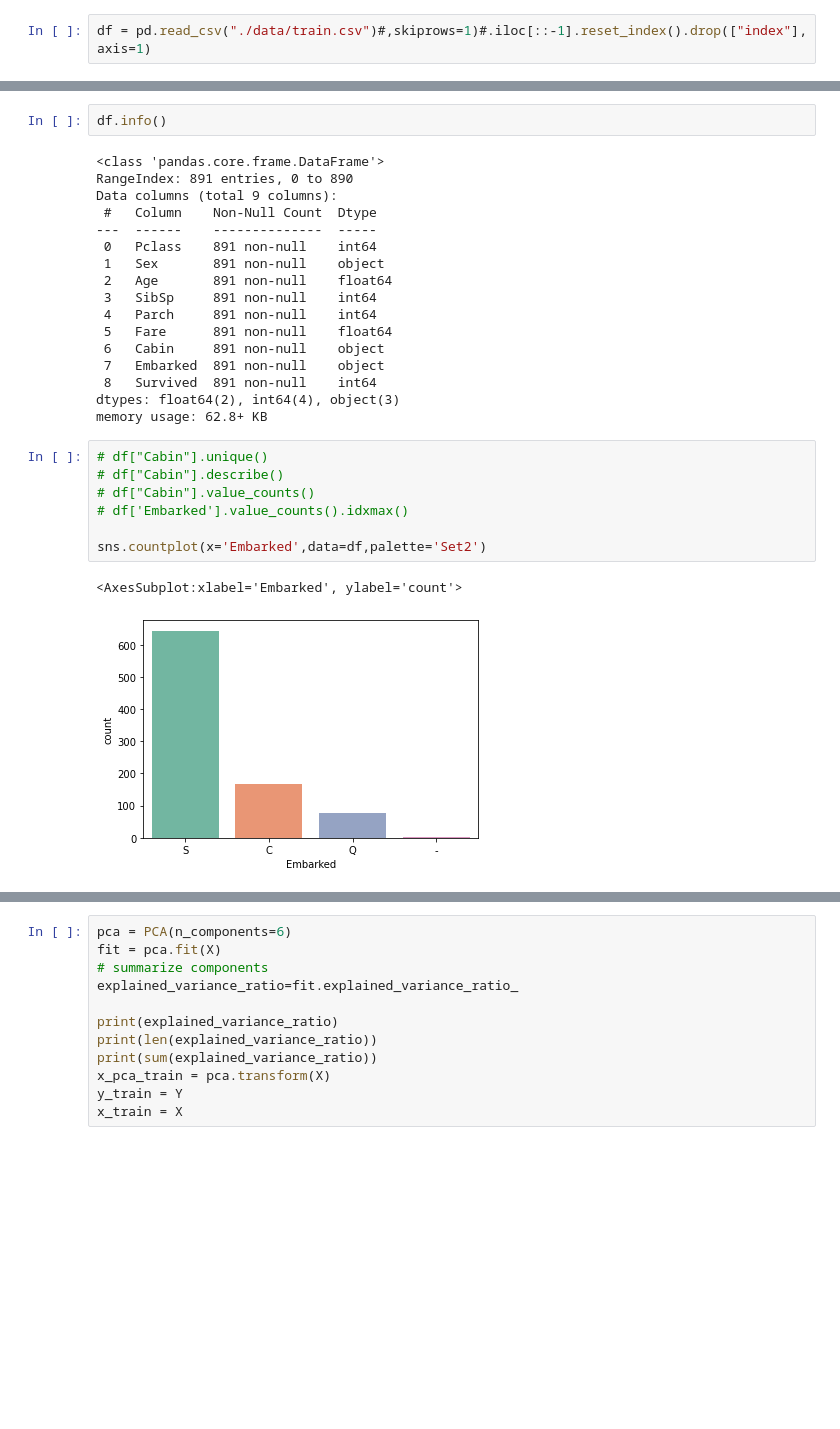
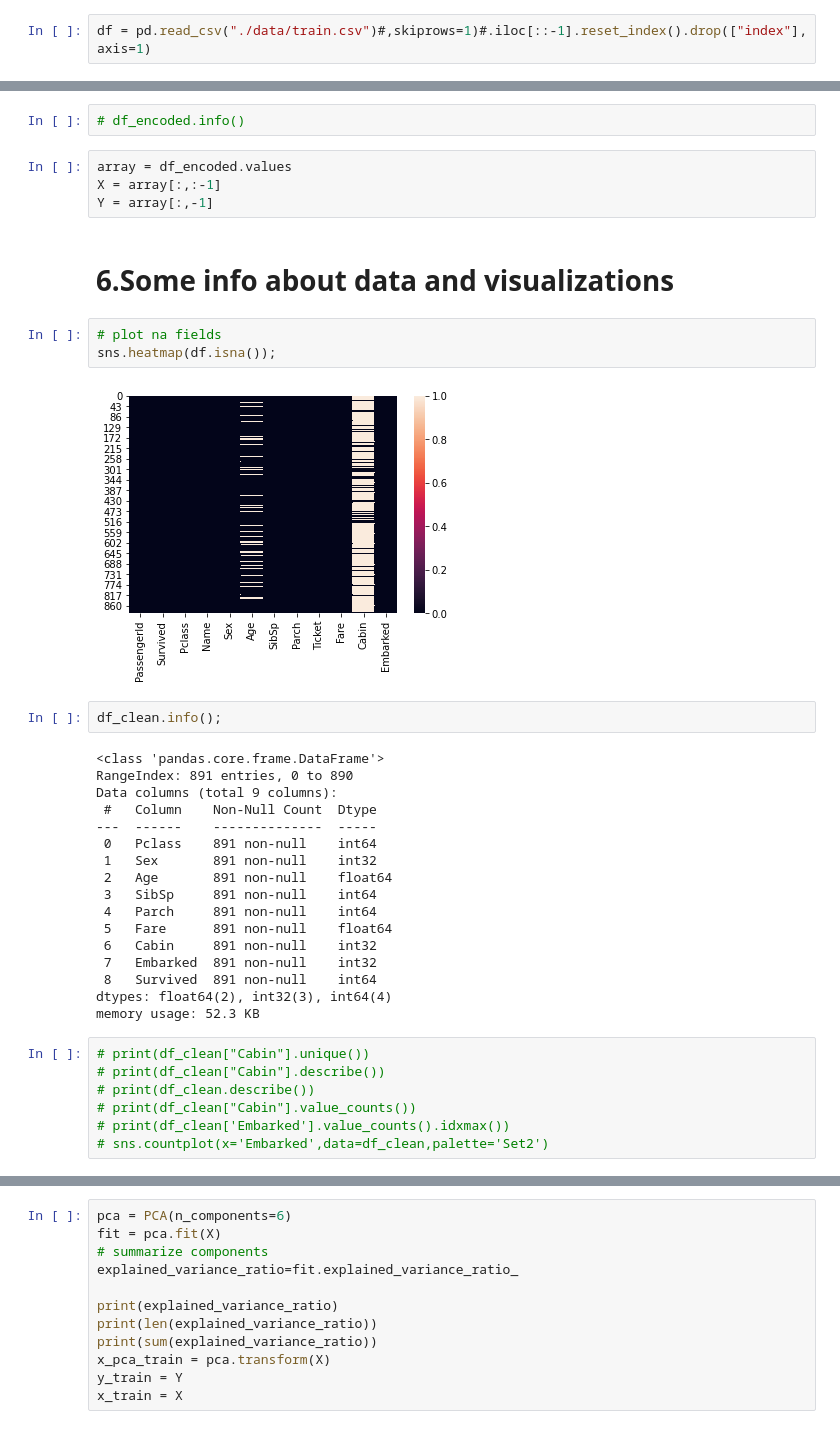
Before and after one commit to tohidabedini/kaggle_competitions, a Jupyter notebook: 001_Titanic/titanic.ipynb, the cells around one changed output, grey strips where cells are left out. Cells and saved outputs as stored; diff of their text form; blank space fills up the shorter version.

```diff
--- a/001_Titanic/titanic.ipynb
+++ b/001_Titanic/titanic.ipynb
@@ -165,5 +228,19 @@ df.head()
+# %%
+# df_encoded.info()
+# %%
+array = df_encoded.values
+X = array[:,:-1]
+Y = array[:,-1]
+# %% [markdown]
+<a id="6.0"></a>
+<h1>6.Some info about data and visualizations</h1>
+# %%
+# plot na fields
+sns.heatmap(df.isna());
+# %% [output]
+[figure, added]
 # %%
-df.info()
+df_clean.info();
 # %% [output]
 <class 'pandas.core.frame.DataFrame'>
 RangeIndex: 891 entries, 0 to 890
@@ -171,24 +248,21 @@ Data columns (total 9 columns):
  #   Column    Non-Null Count  Dtype
 ---  ------    --------------  -----
  0   Pclass    891 non-null    int64
- 1   Sex       891 non-null    object
+ 1   Sex       891 non-null    int32
  2   Age       891 non-null    float64
  3   SibSp     891 non-null    int64
  4   Parch     891 non-null    int64
  5   Fare      891 non-null    float64
- 6   Cabin     891 non-null    object
- 7   Embarked  891 non-null    object
+ 6   Cabin     891 non-null    int32
+ 7   Embarked  891 non-null    int32
  8   Survived  891 non-null    int64
-dtypes: float64(2), int64(4), object(3)
-memory usage: 62.8+ KB
+dtypes: float64(2), int32(3), int64(4)
+memory usage: 52.3 KB
 # %%
-# df["Cabin"].unique()
-# df["Cabin"].describe()
-# df["Cabin"].value_counts()
-# df['Embarked'].value_counts().idxmax()
-
-sns.countplot(x='Embarked',data=df,palette='Set2')
+# print(df_clean["Cabin"].unique())
+# print(df_clean["Cabin"].describe())
+# print(df_clean.describe())
+# print(df_clean["Cabin"].value_counts())
+# print(df_clean['Embarked'].value_counts().idxmax())
+# sns.countplot(x='Embarked',data=df_clean,palette='Set2')
-# %% [output]
-<AxesSubplot:xlabel='Embarked', ylabel='count'>
-[figure, removed]
 # %%
```
Also changed, not shown: parts of 37 cells of this notebook.
